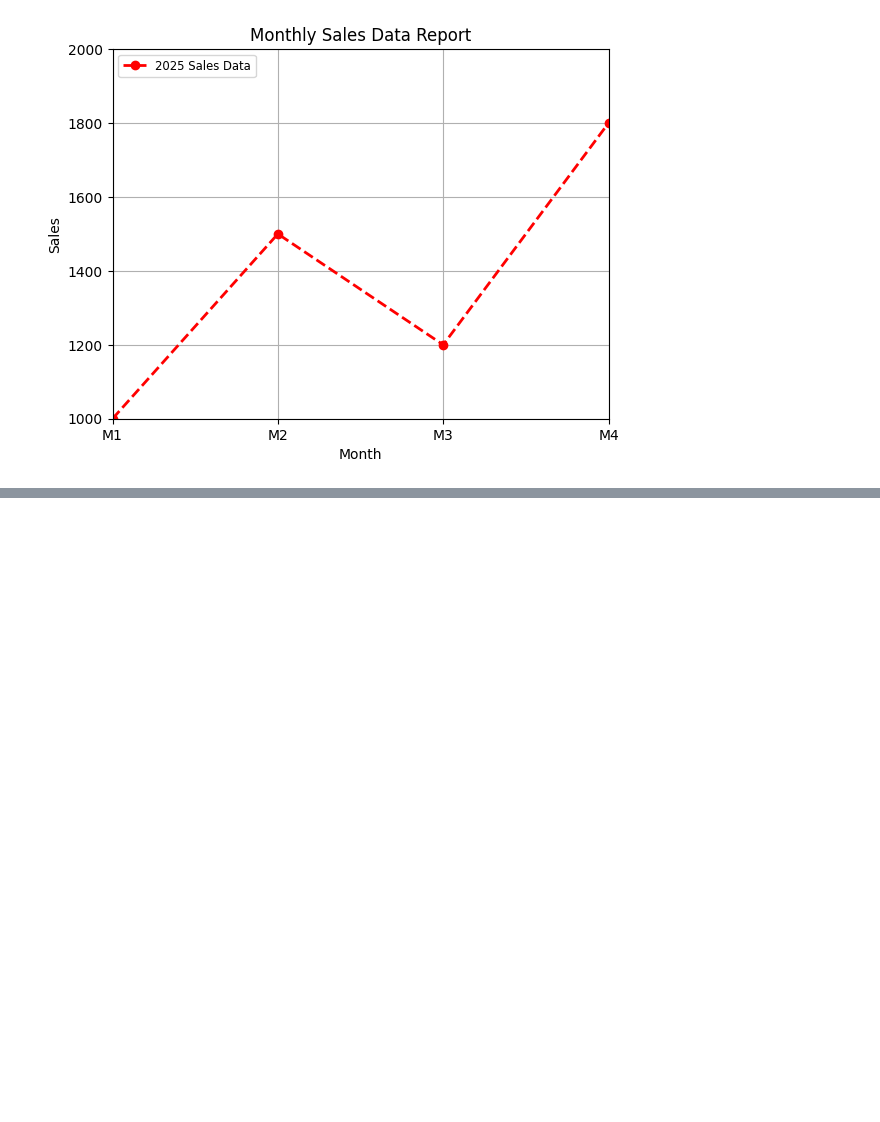
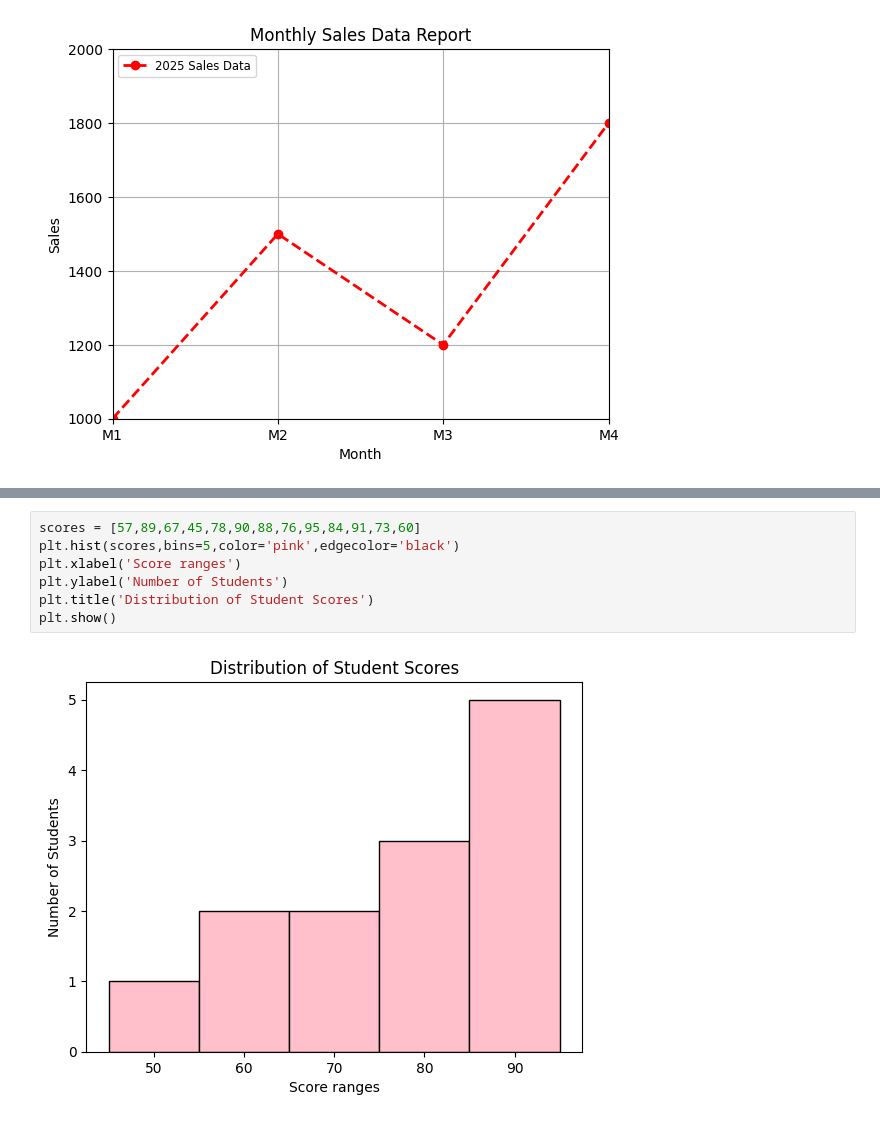
Before and after one commit to saumyashah0510/MachineLearning, a Jupyter notebook: matplotlib/01.ipynb, the cells around one changed output, grey strips where cells are left out. Cells and saved outputs as stored; diff of their text form; blank space fills up the shorter version.

```diff
--- a/matplotlib/01.ipynb
+++ b/matplotlib/01.ipynb
@@ -38,0 +60,9 @@ plt.show()
+# %%
+scores = [57,89,67,45,78,90,88,76,95,84,91,73,60]
+plt.hist(scores,bins=5,color='pink',edgecolor='black')
+plt.xlabel('Score ranges')
+plt.ylabel('Number of Students')
+plt.title('Distribution of Student Scores')
+plt.show()
+# %% [output]
+[figure, added]
```
Also changed, not shown: parts of 6 cells of this notebook.
